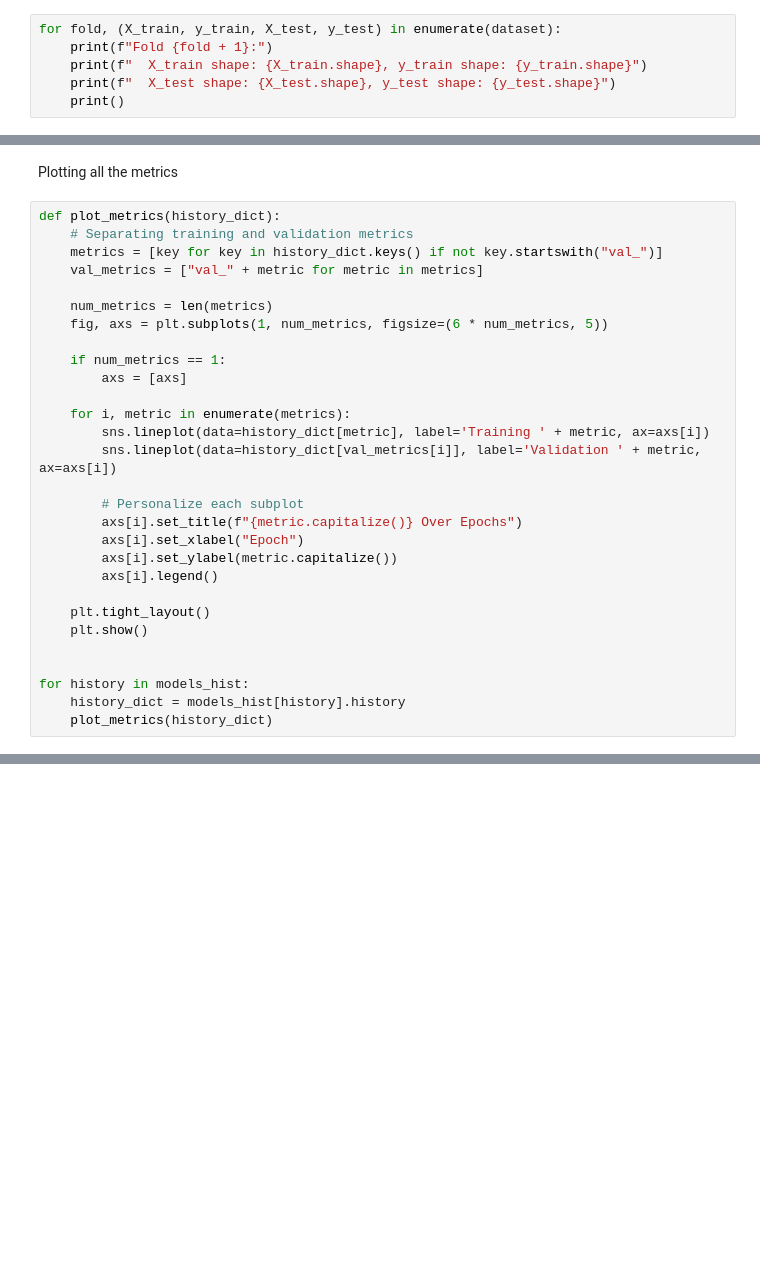
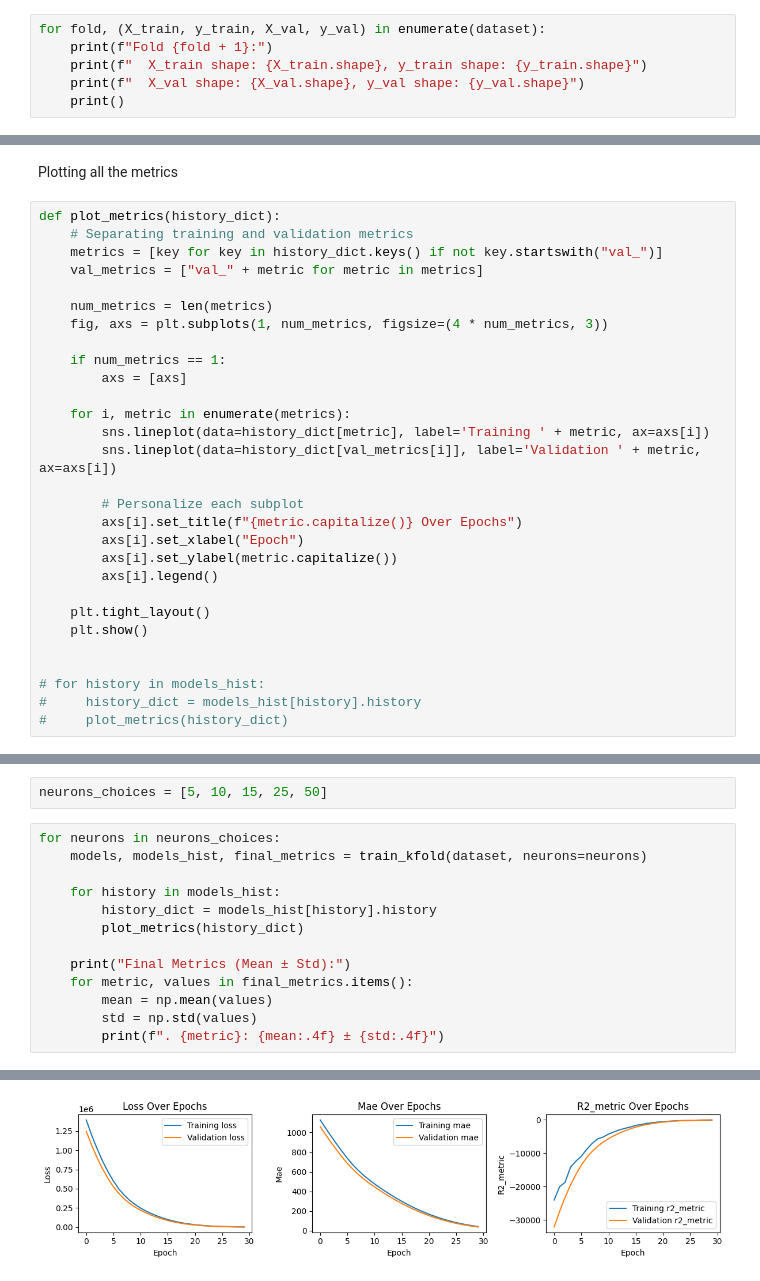
Before and after one commit to IvonLuiz/auto-mpg-prediction, a Jupyter notebook: predicting_fuel_consumption.ipynb, the cells around one changed output, grey strips where cells are left out. Saved outputs shown, nothing was run; the diff lists cells and outputs as text; blank space fills up the shorter version.

```diff
--- a/predicting_fuel_consumption.ipynb
+++ b/predicting_fuel_consumption.ipynb
@@ -179,10 +204,10 @@ type(dataset)
 # %% [output]
 tensorflow.python.data.ops.flat_map_op._FlatMapDataset
 # %%
-for fold, (X_train, y_train, X_test, y_test) in enumerate(dataset):
+for fold, (X_train, y_train, X_val, y_val) in enumerate(dataset):
     print(f"Fold {fold + 1}:")
     print(f"  X_train shape: {X_train.shape}, y_train shape: {y_train.shape}")
-    print(f"  X_test shape: {X_test.shape}, y_test shape: {y_test.shape}")
+    print(f"  X_val shape: {X_val.shape}, y_val shape: {y_val.shape}")
     print()
 # %% [output]
 Fold 1:
@@ -247,7 +272,7 @@ def plot_metrics(history_dict):
     val_metrics = ["val_" + metric for metric in metrics]
 
     num_metrics = len(metrics)
-    fig, axs = plt.subplots(1, num_metrics, figsize=(6 * num_metrics, 5))
+    fig, axs = plt.subplots(1, num_metrics, figsize=(4 * num_metrics, 3))
 
     if num_metrics == 1:
         axs = [axs]
@@ -266,6 +291,6 @@ def plot_metrics(history_dict):
     plt.show()
 
 
-for history in models_hist:
-    history_dict = models_hist[history].history
-    plot_metrics(history_dict)
+# for history in models_hist:
+#     history_dict = models_hist[history].history
+#     plot_metrics(history_dict)
@@ -291,0 +305,16 @@ val_r2_metric: -57.6294 ± 102.6020
+# %%
+neurons_choices = [5, 10, 15, 25, 50]
+# %%
+for neurons in neurons_choices:
+    models, models_hist, final_metrics = train_kfold(dataset, neurons=neurons)
+
+    for history in models_hist:
+        history_dict = models_hist[history].history
+        plot_metrics(history_dict)
+
+    print("Final Metrics (Mean ± Std):")
+    for metric, values in final_metrics.items():
+        mean = np.mean(values)
+        std = np.std(values)
+        print(f". {metric}: {mean:.4f} ± {std:.4f}")
+# %% [output]
@@ -291,0 +331 @@ val_r2_metric: -57.6294 ± 102.6020
+[figure, added]
```
Also changed, not shown: parts of 23 cells of this notebook.
